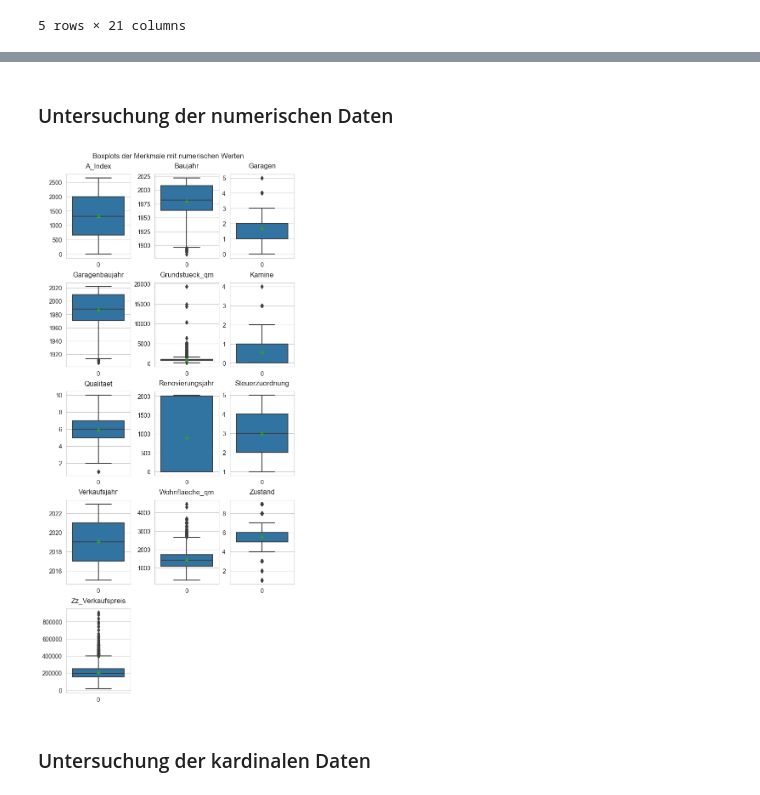
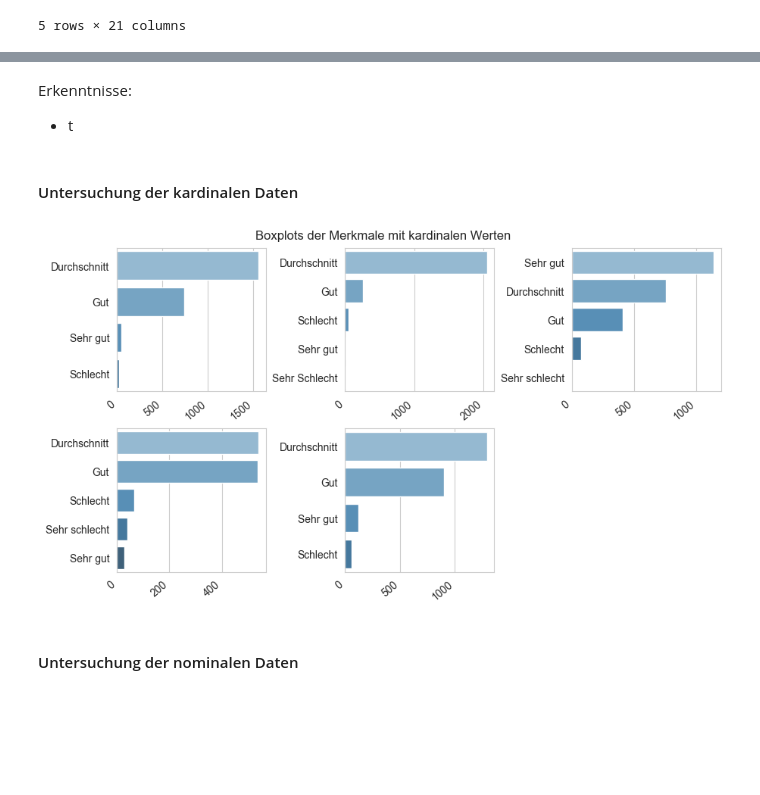
Before and after one commit to juliabb1/Data-Science-Programmentwurf, a Jupyter notebook: Programmentwurf/programmentwurf.ipynb, the cells around one changed output, grey strips where cells are left out. Drawn from its saved outputs; the diff is of its cells as text; code cells hidden in the pictures; blank space fills up the shorter version.

Commit message:
fixing and styling plots, added dataset pecularities

```diff
--- a/Programmentwurf/programmentwurf.ipynb
+++ b/Programmentwurf/programmentwurf.ipynb
@@ -122 +154,9 @@ data.head()
+# %%
+# Aufteilung der Merkmale nach numerischer, kardinaler und ordinaler Ausprägung
+data_numeric = data.select_dtypes(include=['int64', 'float64'])
+data_kardinal = data.select_dtypes(include=['object'])
+del data_kardinal["Besonderheiten"]
+del data_kardinal["Lage"]
+del data_kardinal["Keller"]
+data_ordinal = data[["Keller", "Besonderheiten", "Lage"]]
 # %% [markdown]
@@ -136,30 +188,34 @@ data.describe()
+# %% [markdown]
+Erkenntnisse:
+- t
 # %% [markdown]
-### Untersuchung der numerischen Daten
+#### Untersuchung der kardinalen Daten
 # %%
-from pandas.api.types import is_numeric_dtype
+fig, axes = plt.subplots(2,3, figsize=(9, 5), sharey=False, constrained_layout=True)
+fig.suptitle("Boxplots der Merkmale mit kardinalen Werten")
 
-fig, axes = plt.subplots(5,3, figsize=(6, 13), sharey=False, constrained_layout=True)
-fig.suptitle("Boxplots der Merkmale mit numerischen Werten")
-
-
+# Erstellen der Barplots von Merkmalen mit kardinaler Ausprägung
 j = 0
 k = 0
-
-for i in data.columns:
-    if is_numeric_dtype(data[i]):
+for i in data_kardinal.columns:
+    if(i != "Keller" and i != "Lage" and i != "Besonderheiten"):
         if(k == 3):
             k = 0
             j += 1
-        sns.boxplot(data=data[i], ax=axes[j][k], showmeans=True)
-        axes[j][k].set_title(i, pad=10)
+        counts = data[i].value_counts()
+        sns.barplot(y=counts.index, x=counts.values, ax=axes[j][k], orient="h")
+        axes[j][k].set_xticklabels(axes[j][k].get_xticklabels(), rotation=40, ha="right")
         k += 1
+
+# Styling
+sns.set_palette("Blues")
 sns.set_style("whitegrid")
 
 # Löschen leerer Subplots
-fig.delaxes(axes[4][1])
-fig.delaxes(axes[4][2])
+fig.delaxes(axes[1][2])
+
 plt.show()
 # %% [output]
-[figure, old version]
+[figure, new version]
 # %% [markdown]
-### Untersuchung der kardinalen Daten
+#### Untersuchung der nominalen Daten
```
Also changed, not shown: parts of 12 cells of this notebook.
